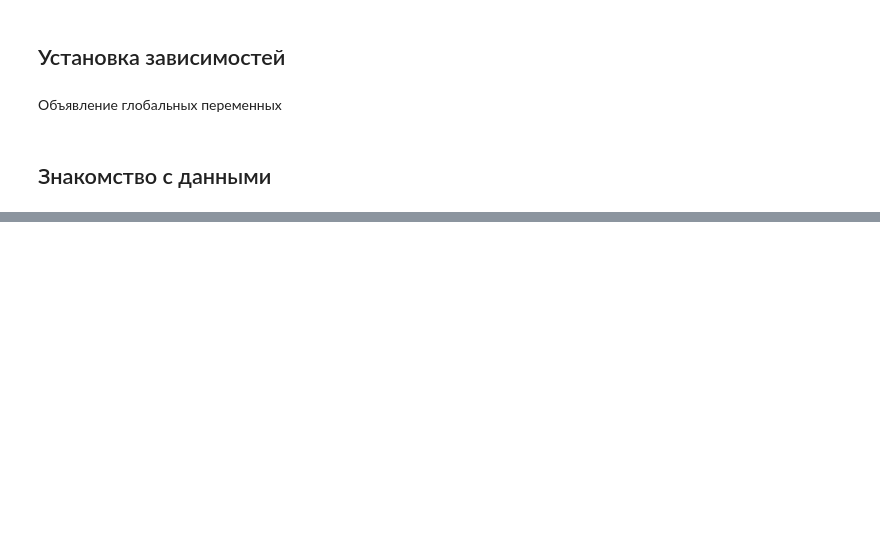
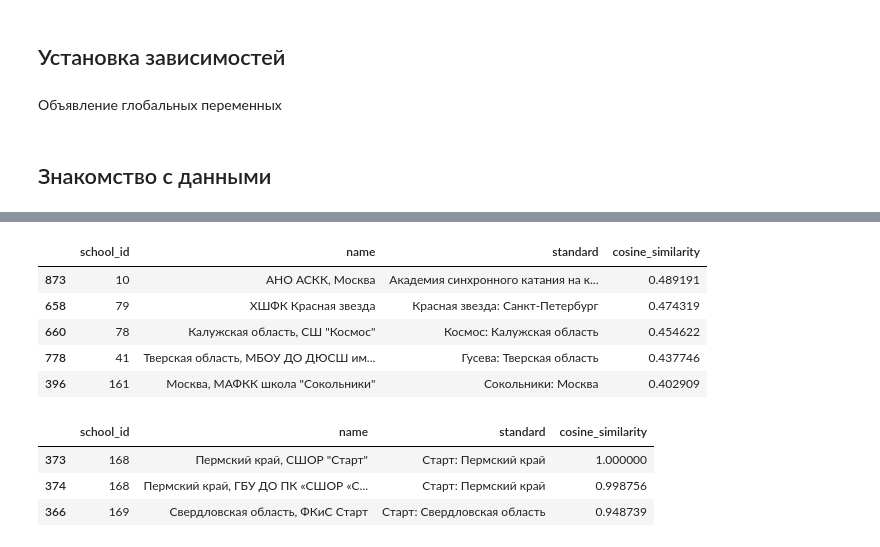
Before and after one commit to denis-42ds/schools_names_comparison, a Jupyter notebook: school_names.ipynb, the cells around one changed output, grey strips where cells are left out. Drawn from its saved outputs; the diff is of its cells as text; code cells hidden in the pictures; blank space fills up the shorter version.

```diff
--- a/school_names.ipynb
+++ b/school_names.ipynb
@@ -97,0 +173,7 @@ RANDOM_STATE = 42
+# %%
+try:
+    labse = joblib.load(os.path.join(MODEL_DIR, 'labse.model'))
+except:
+    labse = SentenceTransformer('sentence-transformers/LaBSE')
+    joblib.dump(labse, os.path.join(MODEL_DIR, 'labse.model'))
+labse
@@ -97,0 +223,27 @@ RANDOM_STATE = 42
+# %%
+input_school_name = 'Космос'
+# %%
+import sentence_transformers
+res = sentence_transformers.util.semantic_search(labse.encode(input_school_name), name_embeddings, top_k=5)
+
+idx = [i['corpus_id'] for i in res[0]]
+score = [i['score'] for i in res[0]]
+result = (df.loc[idx, ['school_id', 'name', 'standard']]
+          .assign(cosine_similarity=score)
+          .drop_duplicates(subset=['school_id', 'name'])
+          .iloc[:5])
+result
+# %% [output]
+|  | school_id | name | standard | cosine_similarity |
+| 873 | 10 | АНО АСКК, Москва | Академия синхронного катания на к... | 0.489191 |
+| 658 | 79 | ХШФК Красная звезда | Красная звезда: Санкт-Петербург | 0.474319 |
+| 660 | 78 | Калужская область, СШ "Космос" | Космос: Калужская область | 0.454622 |
+| 778 | 41 | Тверская область, МБОУ ДО ДЮСШ им... | Гусева: Тверская область | 0.437746 |
+| 396 | 161 | Москва, МАФКК школа "Сокольники" | Сокольники: Москва | 0.402909 |
+# %%
+result
+# %% [output]
+|  | school_id | name | standard | cosine_similarity |
+| 373 | 168 | Пермский край, СШОР "Старт" | Старт: Пермский край | 1.000000 |
+| 374 | 168 | Пермский край, ГБУ ДО ПК «СШОР «С... | Старт: Пермский край | 0.998756 |
+| 366 | 169 | Свердловская область, ФКиС Старт | Старт: Свердловская область | 0.948739 |
```
Also changed, not shown: parts of 22 cells of this notebook, 4 other files.
